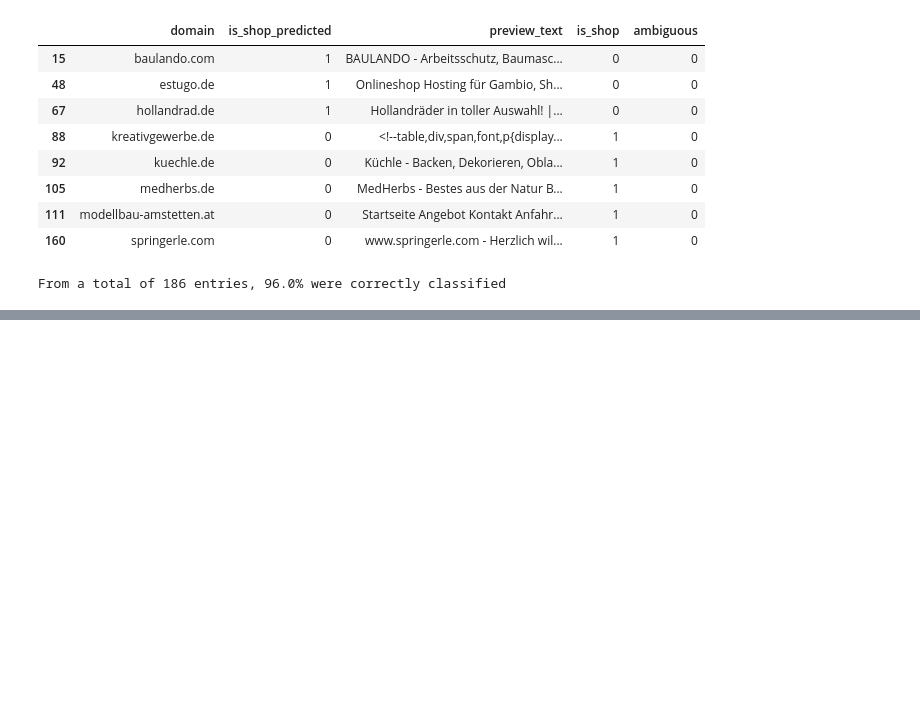
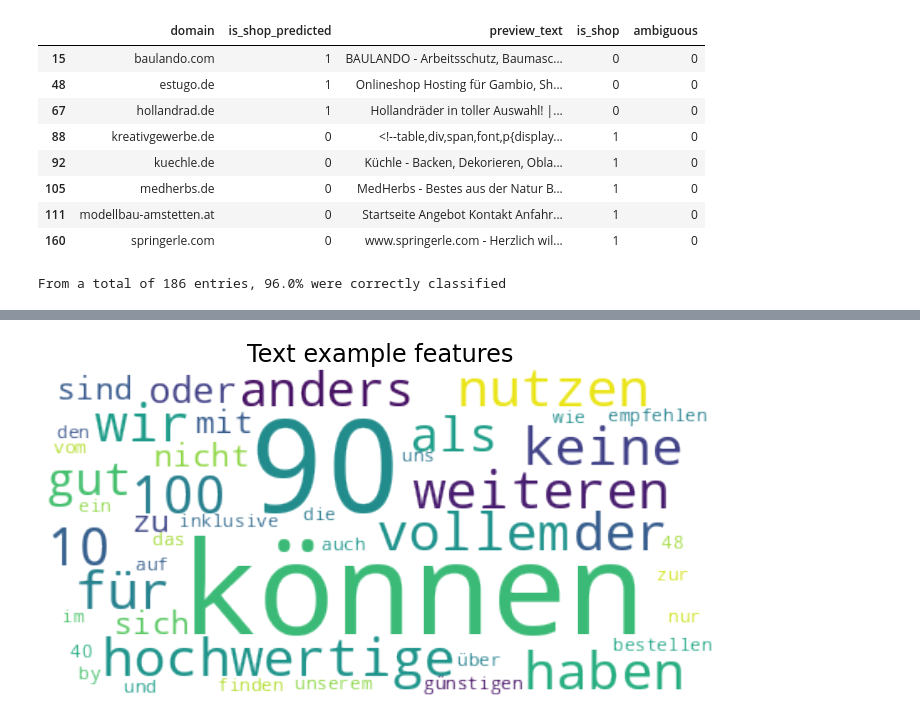
Before and after one commit to schi/NLP-technical-interview, a Jupyter notebook: notebook.ipynb, the cells around one changed output, grey strips where cells are left out. Drawn from its saved outputs; the diff is of its cells as text; code cells hidden in the pictures; blank space fills up the shorter version.

```diff
--- a/notebook.ipynb
+++ b/notebook.ipynb
@@ -573,0 +610,4 @@ I don't want to dive any deeper into analysis of this data, as I don't feel like
+# %%
+feature_ranks = zip(feature_names, feature_importances)
+feature_ranks_df = pd.DataFrame(feature_ranks)
+feature_ranks_df.columns = ['feature', 'rank']
@@ -573,0 +616,2 @@ I don't want to dive any deeper into analysis of this data, as I don't feel like
+# %%
+feature_ranks_df['rank'] = feature_ranks_df['rank'].apply(lambda x: x*10000)
@@ -573,0 +678,7 @@ I don't want to dive any deeper into analysis of this data, as I don't feel like
+# %%
+TEXT = unclassified_text_df['text'][0]
+
+text_encoded = TfidfEncoder.get_vectors_from_string(
+    TEXT, tfidf_vectorizer)
+
+TEXT
@@ -573,0 +690,6 @@ I don't want to dive any deeper into analysis of this data, as I don't feel like
+# %%
+words_in_text_ranked = {}
+for word in TEXT.split(' '):
+    if word in feature_ranks_df['feature'].values:
+        words_in_text_ranked[word] = feature_ranks_df[feature_ranks_df['feature']
+                                                      == word]['rank'].values[0]
@@ -573,0 +716,11 @@ I don't want to dive any deeper into analysis of this data, as I don't feel like
+# %%
+text_example_wordcloud = WordCloud(background_color="rgba(255, 255, 255, 0)", mode="RGBA", relative_scaling=0,
+                                   normalize_plurals=False, prefer_horizontal=1, min_font_size=10).generate_from_frequencies(words_in_text_ranked)
+
+plt.figure(figsize=(12, 12))
+plt.imshow(text_example_wordcloud, interpolation="bilinear")
+plt.axis("off")
+plt.title('Text example features', fontsize=24)
+plt.show()
+# %% [output]
+[figure, added]
```
Also changed, not shown: parts of 35 cells of this notebook, 12 other files.
